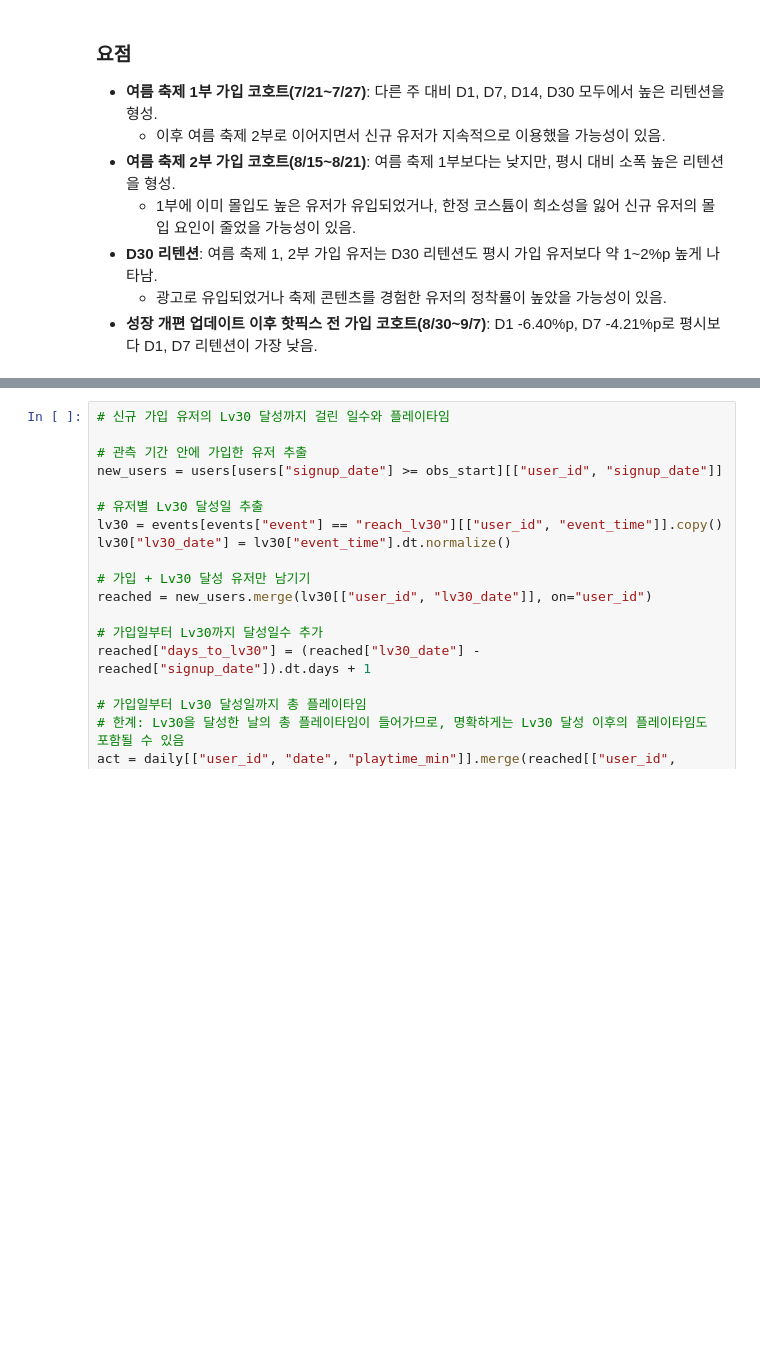
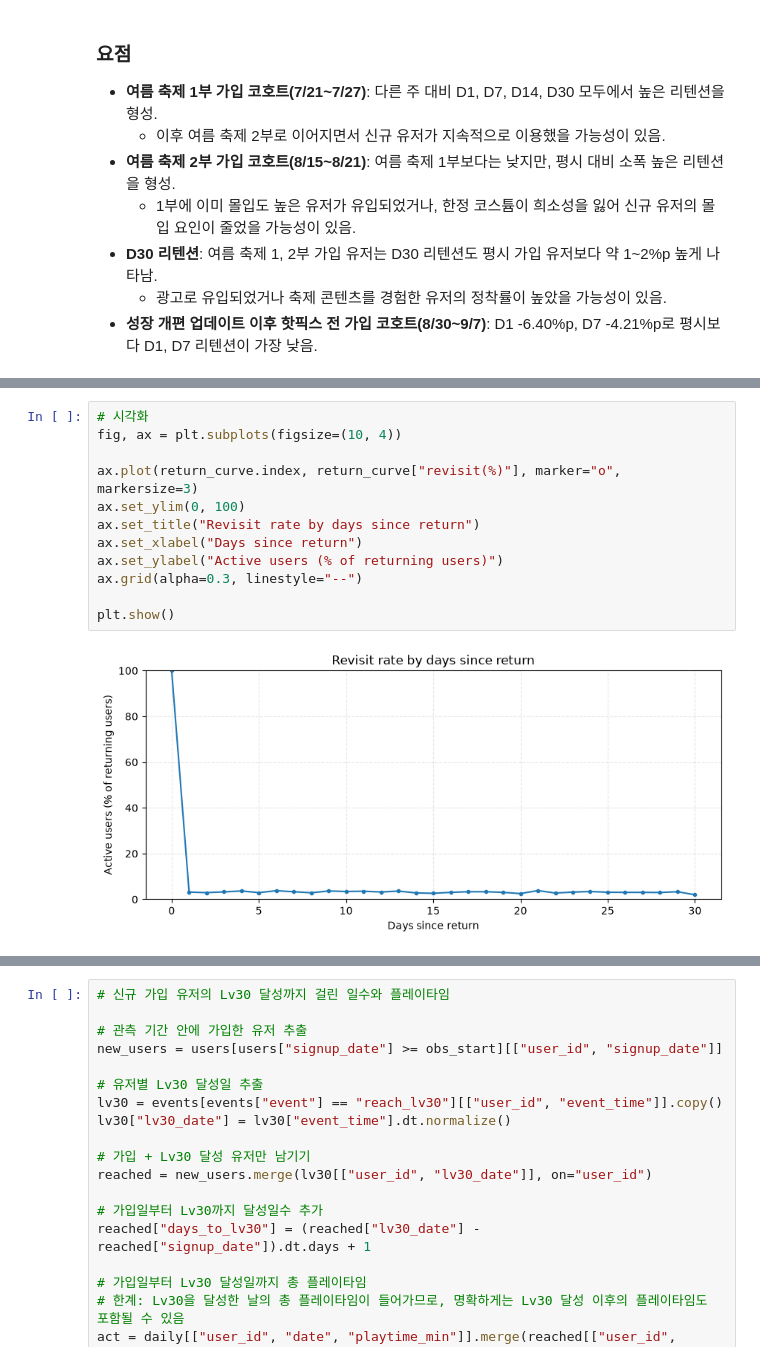
Before and after one commit to daun-k/mmorpg-liveops-analytics, a Jupyter notebook: notebooks/01_EDA.ipynb, the cells around one changed output, grey strips where cells are left out. Saved outputs shown, nothing was run; the diff lists cells and outputs as text; blank space fills up the shorter version.

```diff
--- a/notebooks/01_EDA.ipynb
+++ b/notebooks/01_EDA.ipynb
@@ -734,0 +812,14 @@ display(signup_by_period.style.format(fmt))
+# %%
+# 시각화
+fig, ax = plt.subplots(figsize=(10, 4))
+
+ax.plot(return_curve.index, return_curve["revisit(%)"], marker="o", markersize=3)
+ax.set_ylim(0, 100)
+ax.set_title("Revisit rate by days since return")
+ax.set_xlabel("Days since return")
+ax.set_ylabel("Active users (% of returning users)")
+ax.grid(alpha=0.3, linestyle="--")
+
+plt.show()
+# %% [output]
+[figure, added]
```
Also changed, not shown: parts of 30 cells of this notebook.
